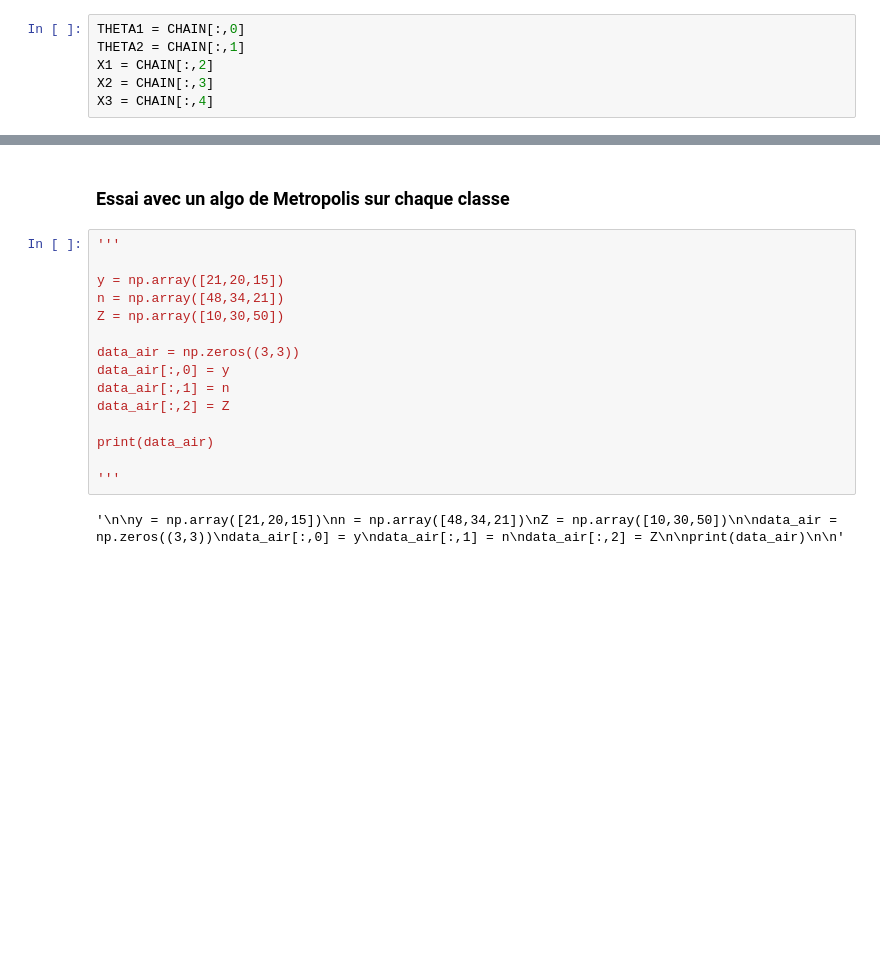
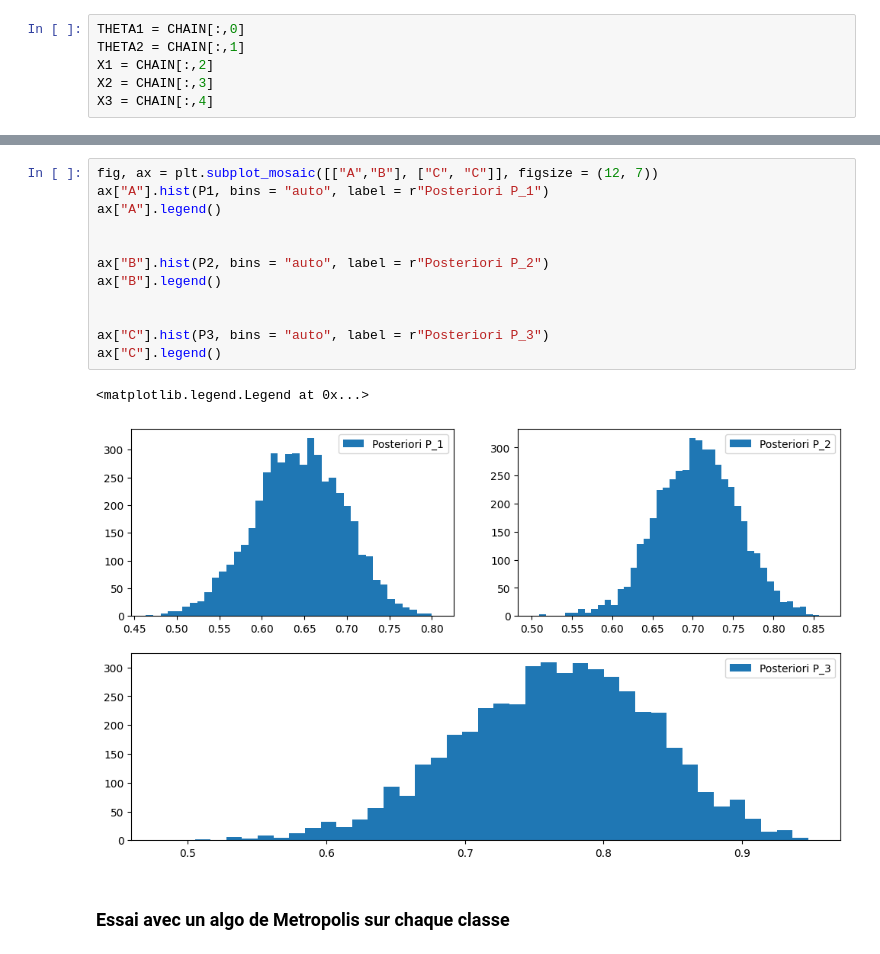
Before and after one commit to imn167/Air_Berkson, a Jupyter notebook: Code 1 projet Air Matthieu.ipynb, the cells around one changed output, grey strips where cells are left out. Cells and saved outputs as stored; diff of their text form; blank space fills up the shorter version.

```diff
--- a/Code 1 projet Air Matthieu.ipynb
+++ b/Code 1 projet Air Matthieu.ipynb
@@ -246,22 +239,20 @@ print(np.mean(P3))
+# %%
+fig, ax = plt.subplot_mosaic([["A","B"], ["C", "C"]], figsize = (12, 7))
+ax["A"].hist(P1, bins = "auto", label = r"Posteriori P_1")
+ax["A"].legend()
+
+
+ax["B"].hist(P2, bins = "auto", label = r"Posteriori P_2")
+ax["B"].legend()
+
+
+ax["C"].hist(P3, bins = "auto", label = r"Posteriori P_3")
+ax["C"].legend()
+# %% [output]
+<matplotlib.legend.Legend at 0x...>
+[figure, added]
 # %% [markdown]
 ### Essai avec un algo de Metropolis sur chaque classe
-# %%
-'''
-
-y = np.array([21,20,15])
-n = np.array([48,34,21])
-Z = np.array([10,30,50])
-
-data_air = np.zeros((3,3))
-data_air[:,0] = y
-data_air[:,1] = n
-data_air[:,2] = Z
-
-print(data_air)
-
-'''
-# %% [output]
-'\n\ny = np.array([21,20,15])\nn = np.array([48,34,21])\nZ = np.array([10,30,50])\n\ndata_air = np.zeros((3,3))\ndata_air[:,0] = y\ndata_air[:,1] = n\ndata_air[:,2] = Z\n\nprint(data_air)\n\n'
 # %%
 '''def algo_metropolis_Air(nchain, obs, sigma_prop_theta1, sigma_prop_theta2, sigma_prop_X,  thinning_step = 1, nb_burn = 0, Init = np.zeros((1,3))):
 
```
Also changed, not shown: parts of 18 cells of this notebook, 15 other files.
